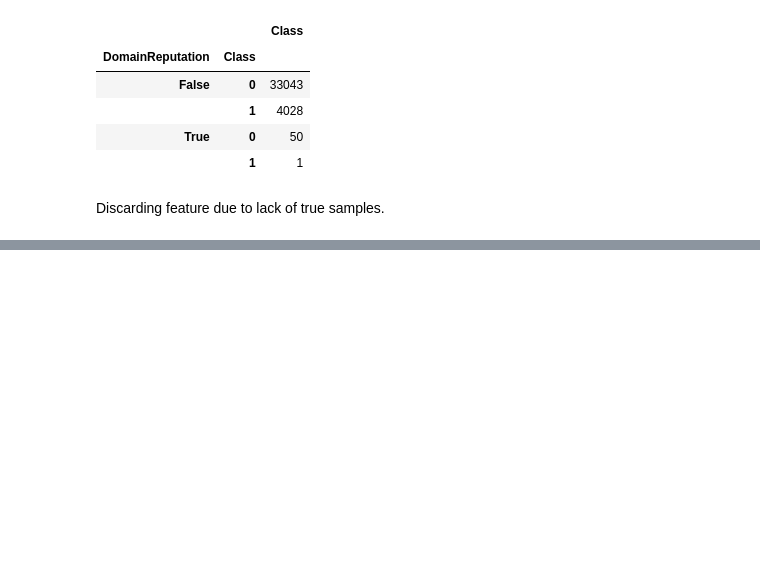
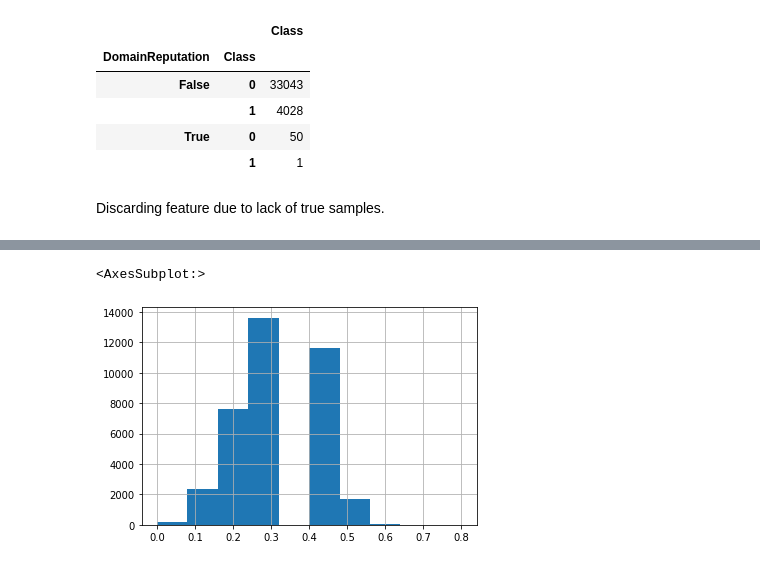
Before and after one commit to lukem1/malicious-domain-classification, a Jupyter notebook: preprocessing.ipynb, the cells around one changed output, grey strips where cells are left out. Drawn from its saved outputs; the diff is of its cells as text; code cells hidden in the pictures; blank space fills up the shorter version.

```diff
--- a/preprocessing.ipynb
+++ b/preprocessing.ipynb
@@ -745,0 +793,5 @@ data = data.drop(columns=["DomainReputation"])
+# %%
+data.VowelRatio.hist()
+# %% [output]
+<AxesSubplot:>
+[figure, added]
```
Also changed, not shown: parts of 7 cells of this notebook, 1 other file.
